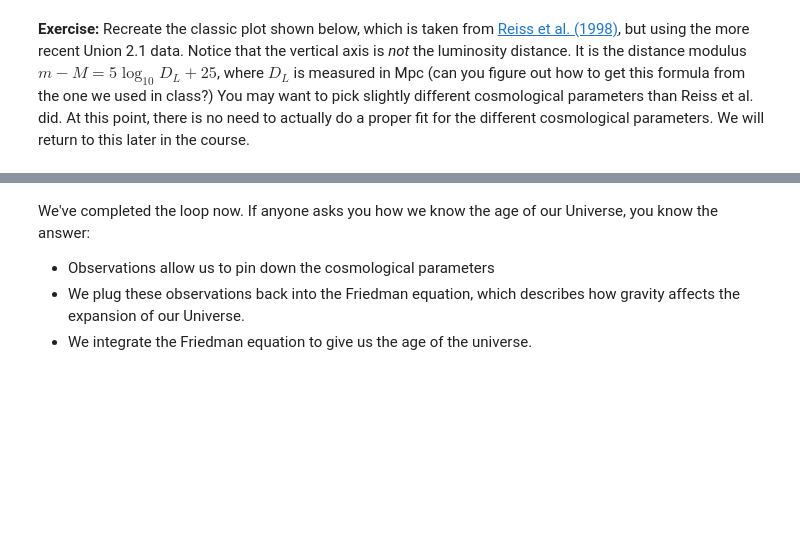
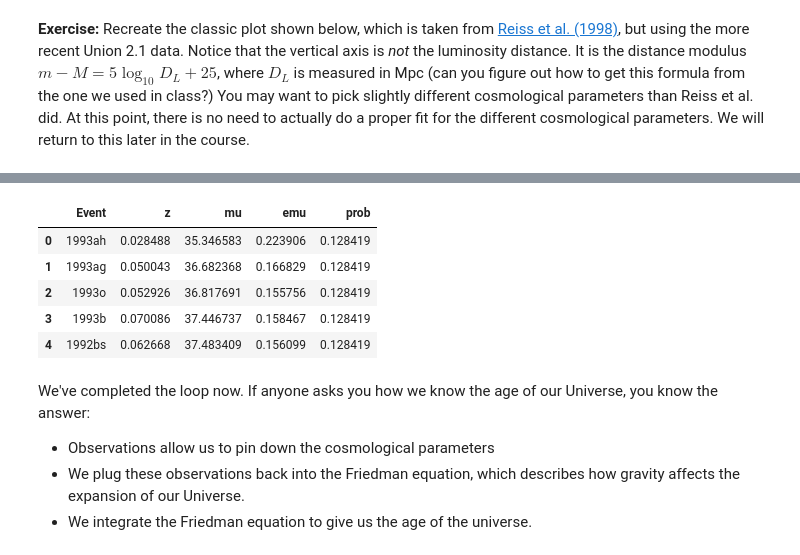
Before and after one commit to wppqywq/data_sci_astrophys_labs, a Jupyter notebook: CodingLab02/CodingLab02_CosmologicalDistance.ipynb, the cells around one changed output, grey strips where cells are left out. Drawn from its saved outputs; the diff is of its cells as text; code cells hidden in the pictures; blank space fills up the shorter version.

```diff
--- a/CodingLab02/CodingLab02_CosmologicalDistance.ipynb
+++ b/CodingLab02/CodingLab02_CosmologicalDistance.ipynb
@@ -371,3 +371,12 @@ The [Supernova Cosmology Project Union 2.1 Compilation](http://supernova.lbl.gov
+# %%
+df = pd.read_csv('SCPUnion2.1_mu_vs_z.txt', names =['Event','z','mu','emu','prob'], header = None, skiprows=5, sep='\t')
+# %% [output]
+|  | Event | z | mu | emu | prob |
+| 0 | 1993ah | 0.028488 | 35.346583 | 0.223906 | 0.128419 |
+| 1 | 1993ag | 0.050043 | 36.682368 | 0.166829 | 0.128419 |
+| 2 | 1993o | 0.052926 | 36.817691 | 0.155756 | 0.128419 |
+| 3 | 1993b | 0.070086 | 37.446737 | 0.158467 | 0.128419 |
+| 4 | 1992bs | 0.062668 | 37.483409 | 0.156099 | 0.128419 |
 # %% [markdown]
 We've completed the loop now. If anyone asks you how we know the age of our Universe, you know the answer:
 * Observations allow us to pin down the cosmological parameters
```
Also changed, not shown: parts of 2 cells of this notebook, 1 other file.
